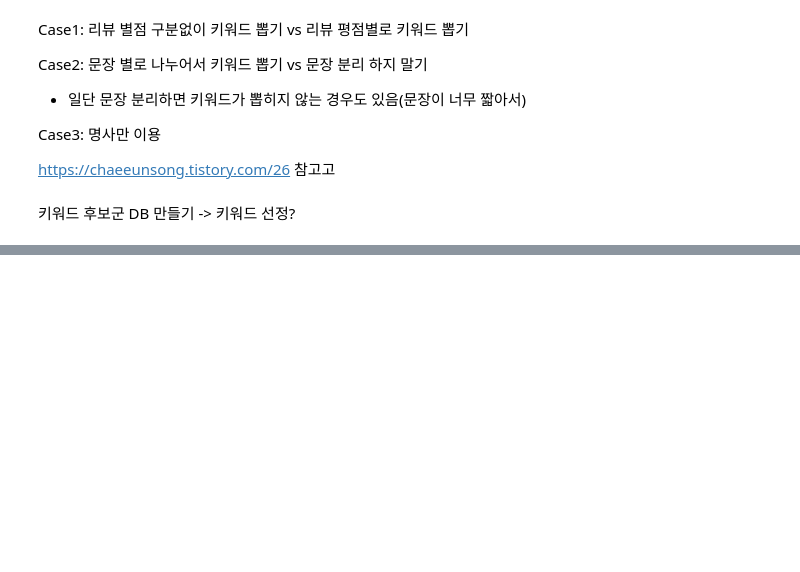
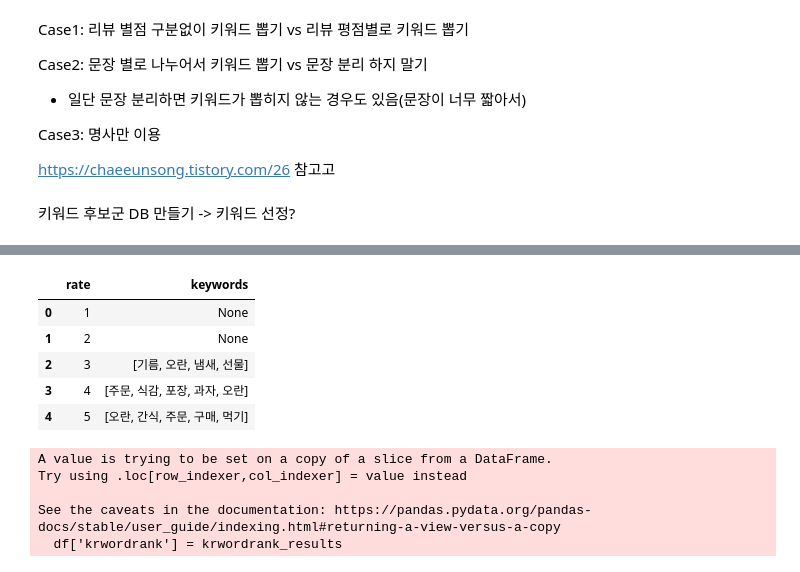
Before and after one commit to zinhyeok/CoReview, a Jupyter notebook: localModel/data_2032.ipynb, the cells around one changed output, grey strips where cells are left out. Cells and saved outputs as stored; diff of their text form; code cells hidden in the pictures; blank space fills up the shorter version.

```diff
--- a/localModel/data_2032.ipynb
+++ b/localModel/data_2032.ipynb
@@ -266,0 +265,18 @@ result_df.head()
+# %%
+rate_merge_df
+# %% [output]
+|  | rate | keywords |
+| 0 | 1 | None |
+| 1 | 2 | None |
+| 2 | 3 | [기름, 오란, 냄새, 선물] |
+| 3 | 4 | [주문, 식감, 포장, 과자, 오란] |
+| 4 | 5 | [오란, 간식, 주문, 구매, 먹기] |
+# %%
+# 3. 각 리뷰별로 처리
+individual_df = df_sumWordSentence(df, review_col='전처리된_리뷰', top_k=5)
+# %% [output]
+A value is trying to be set on a copy of a slice from a DataFrame.
+Try using .loc[row_indexer,col_indexer] = value instead
+
+See the caveats in the documentation: https://pandas.pydata.org/pandas-docs/stable/user_guide/indexing.html#returning-a-view-versus-a-copy
+  df['krwordrank'] = krwordrank_results
```
Also changed, not shown: parts of 30 cells of this notebook.
